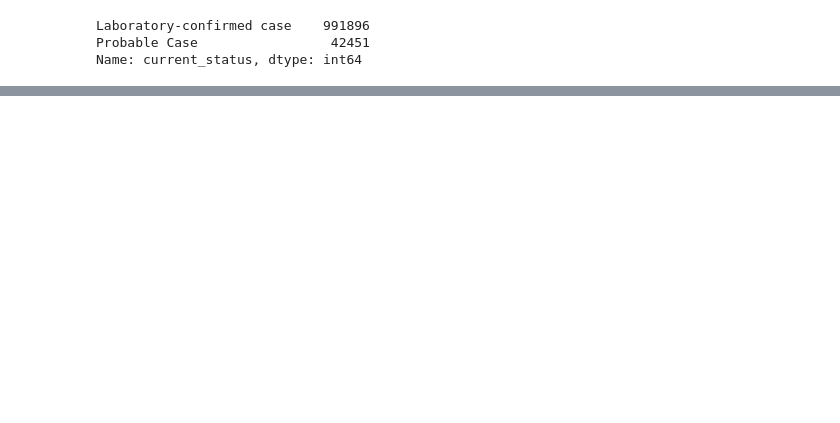
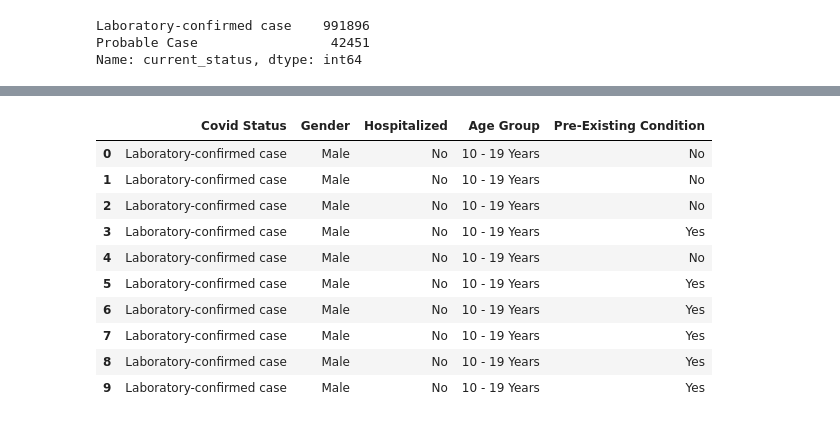
Before and after one commit to jforbis/rougeSquadron, a Jupyter notebook: JupyterScripts/eDataClean.ipynb, the cells around one changed output, grey strips where cells are left out. Saved outputs shown, nothing was run; the diff lists cells and outputs as text; code cells hidden in the pictures; blank space fills up the shorter version.

```diff
--- a/JupyterScripts/eDataClean.ipynb
+++ b/JupyterScripts/eDataClean.ipynb
@@ -236,0 +274,16 @@ rnCdcDf.sort_values("CDC Report Date", ascending= True)
+# %%
+# Data Frame Specific to the Analysis of Pre-Exisiting Condition vs. Hospitalization Status
+patient_premed_df = rnCdcDf[["Covid Status", "Gender", "Hospitalized", "Age Group", "Pre-Existing Condition"]]
+patient_premed_df.head(10)
+# %% [output]
+|  | Covid Status | Gender | Hospitalized | Age Group | Pre-Existing Condition |
+| 0 | Laboratory-confirmed case | Male | No | 10 - 19 Years | No |
+| 1 | Laboratory-confirmed case | Male | No | 10 - 19 Years | No |
+| 2 | Laboratory-confirmed case | Male | No | 10 - 19 Years | No |
+| 3 | Laboratory-confirmed case | Male | No | 10 - 19 Years | Yes |
+| 4 | Laboratory-confirmed case | Male | No | 10 - 19 Years | No |
+| 5 | Laboratory-confirmed case | Male | No | 10 - 19 Years | Yes |
+| 6 | Laboratory-confirmed case | Male | No | 10 - 19 Years | Yes |
+| 7 | Laboratory-confirmed case | Male | No | 10 - 19 Years | Yes |
+| 8 | Laboratory-confirmed case | Male | No | 10 - 19 Years | Yes |
+| 9 | Laboratory-confirmed case | Male | No | 10 - 19 Years | Yes |
```
Also changed, not shown: parts of 4 cells of this notebook.
